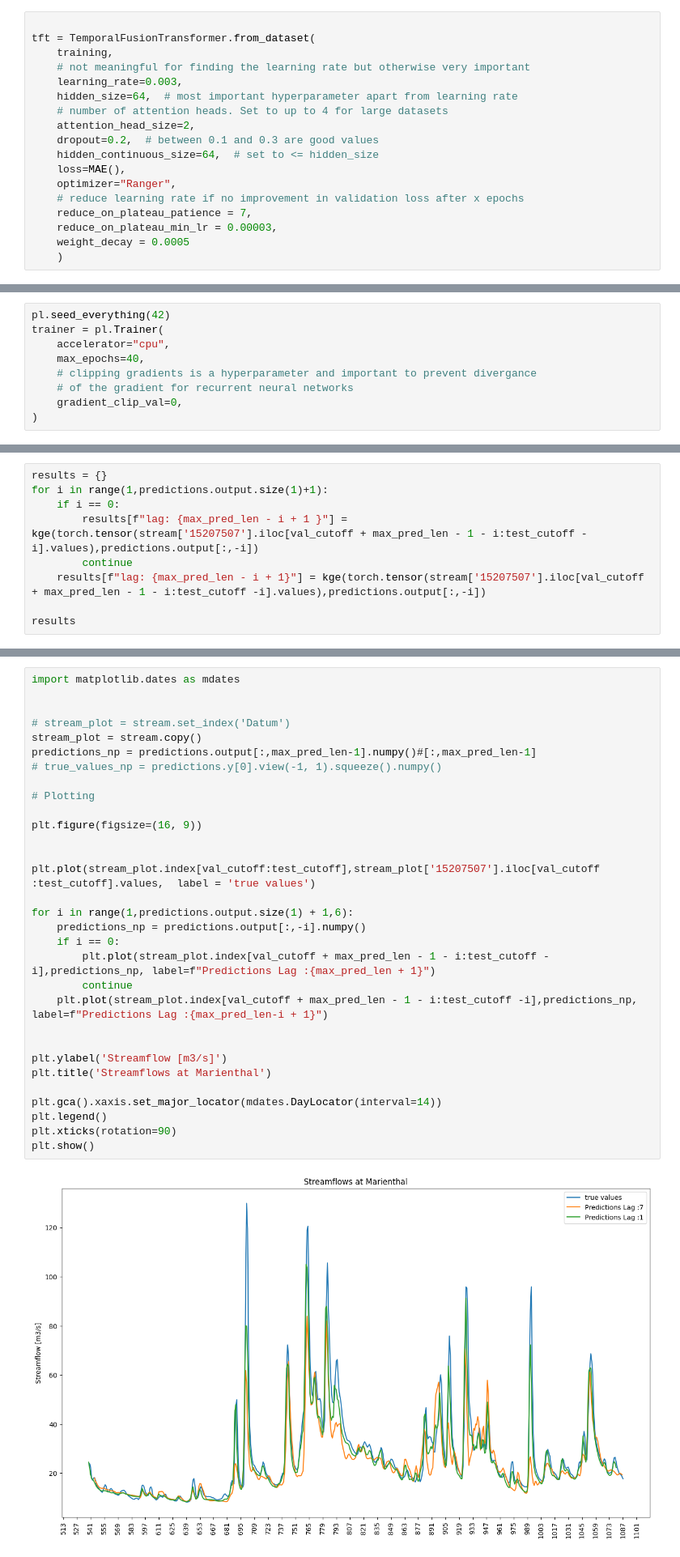
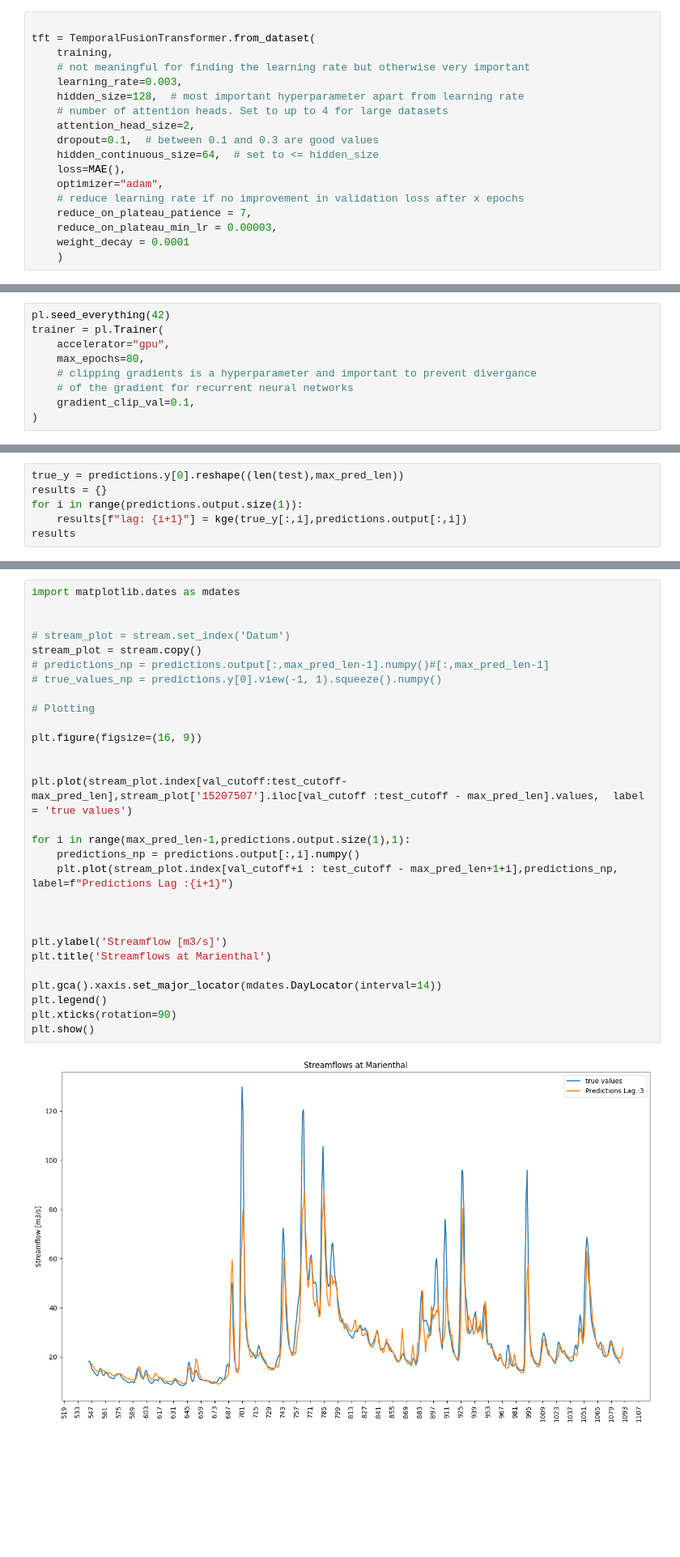
Before and after one commit to henrifnk/Seminar_ClimateNStatistics, a Jupyter notebook: work/07-hydroLSTM/notebooks/TFT_Streamflow_prediction_V1.ipynb, the cells around one changed output, grey strips where cells are left out. Shown at 81% size. Cells and saved outputs as stored; diff of their text form; blank space fills up the shorter version.

Commit message:
final results with both networks rerun with proper setup

```diff
--- a/work/07-hydroLSTM/notebooks/TFT_Streamflow_prediction_V1.ipynb
+++ b/work/07-hydroLSTM/notebooks/TFT_Streamflow_prediction_V1.ipynb
@@ -115,16 +115,16 @@ tft = TemporalFusionTransformer.from_dataset(
     training,
     # not meaningful for finding the learning rate but otherwise very important
     learning_rate=0.003,
-    hidden_size=64,  # most important hyperparameter apart from learning rate
+    hidden_size=128,  # most important hyperparameter apart from learning rate
     # number of attention heads. Set to up to 4 for large datasets
     attention_head_size=2,
-    dropout=0.2,  # between 0.1 and 0.3 are good values
+    dropout=0.1,  # between 0.1 and 0.3 are good values
     hidden_continuous_size=64,  # set to <= hidden_size
     loss=MAE(),
-    optimizer="Ranger",
+    optimizer="adam",
     # reduce learning rate if no improvement in validation loss after x epochs
     reduce_on_plateau_patience = 7,
     reduce_on_plateau_min_lr = 0.00003,
-    weight_decay = 0.0005
+    weight_decay = 0.0001
     )
 # %% [output]
@@ -133,10 +133,10 @@ tft = TemporalFusionTransformer.from_dataset(
 # %%
 pl.seed_everything(42)
 trainer = pl.Trainer(
-    accelerator="cpu",
-    max_epochs=40,
+    accelerator="gpu",
+    max_epochs=80,
     # clipping gradients is a hyperparameter and important to prevent divergance
     # of the gradient for recurrent neural networks
-    gradient_clip_val=0,
+    gradient_clip_val=0.1,
 )
 # %% [output]
@@ -203,12 +202,3 @@ def kge(inputs,targets):
     beta = inputs.mean()/targets.mean()
     kge = torch.sqrt(torch.square(r-1) + torch.square(alpha-1) + torch.square(beta-1))
     return 1 - kge
-# %%
-results = {}
-for i in range(1,predictions.output.size(1)+1):
-    if i == 0:
-        results[f"lag: {max_pred_len - i + 1 }"] = kge(torch.tensor(stream['15207507'].iloc[val_cutoff + max_pred_len - 1 - i:test_cutoff -i].values),predictions.output[:,-i])
-        continue
-    results[f"lag: {max_pred_len - i + 1}"] = kge(torch.tensor(stream['15207507'].iloc[val_cutoff + max_pred_len - 1 - i:test_cutoff -i].values),predictions.output[:,-i])
-
-results
@@ -222,0 +205,6 @@ results
+# %%
+true_y = predictions.y[0].reshape((len(test),max_pred_len))
+results = {}
+for i in range(predictions.output.size(1)):
+    results[f"lag: {i+1}"] = kge(true_y[:,i],predictions.output[:,i])
+results
@@ -226,36 +216,34 @@ pd.DataFrame(results,index=[0]).to_csv(os.path.join('..','results','TFT_res',f"l
 # %%
 import matplotlib.dates as mdates
 
 
 # stream_plot = stream.set_index('Datum')
 stream_plot = stream.copy()
-predictions_np = predictions.output[:,max_pred_len-1].numpy()#[:,max_pred_len-1]
+# predictions_np = predictions.output[:,max_pred_len-1].numpy()#[:,max_pred_len-1]
 # true_values_np = predictions.y[0].view(-1, 1).squeeze().numpy()
 
 # Plotting
 
 plt.figure(figsize=(16, 9))
 
 
-plt.plot(stream_plot.index[val_cutoff:test_cutoff],stream_plot['15207507'].iloc[val_cutoff :test_cutoff].values,  label = 'true values')
+plt.plot(stream_plot.index[val_cutoff:test_cutoff- max_pred_len],stream_plot['15207507'].iloc[val_cutoff :test_cutoff - max_pred_len].values,  label = 'true values')
 
-for i in range(1,predictions.output.size(1) + 1,6):
-    predictions_np = predictions.output[:,-i].numpy()
-    if i == 0:
-        plt.plot(stream_plot.index[val_cutoff + max_pred_len - 1 - i:test_cutoff -i],predictions_np, label=f"Predictions Lag :{max_pred_len + 1}")
-        continue
-    plt.plot(stream_plot.index[val_cutoff + max_pred_len - 1 - i:test_cutoff -i],predictions_np, label=f"Predictions Lag :{max_pred_len-i + 1}")
+for i in range(max_pred_len-1,predictions.output.size(1),1):
+    predictions_np = predictions.output[:,i].numpy()
+    plt.plot(stream_plot.index[val_cutoff+i : test_cutoff - max_pred_len+1+i],predictions_np, label=f"Predictions Lag :{i+1}")
+
 
 
 plt.ylabel('Streamflow [m3/s]')
 plt.title('Streamflows at Marienthal')
 
 plt.gca().xaxis.set_major_locator(mdates.DayLocator(interval=14))
 plt.legend()
 plt.xticks(rotation=90)
 plt.show()
 # %% [output]
-[figure, old version]
+[figure, new version]
 # %%
 raw_predictions = best_tft.predict(val_dataloader, mode="raw", return_x=True,trainer_kwargs=dict(accelerator="cpu"))
 # %% [output]
```
Also changed, not shown: parts of 19 cells of this notebook, 12 other files.
